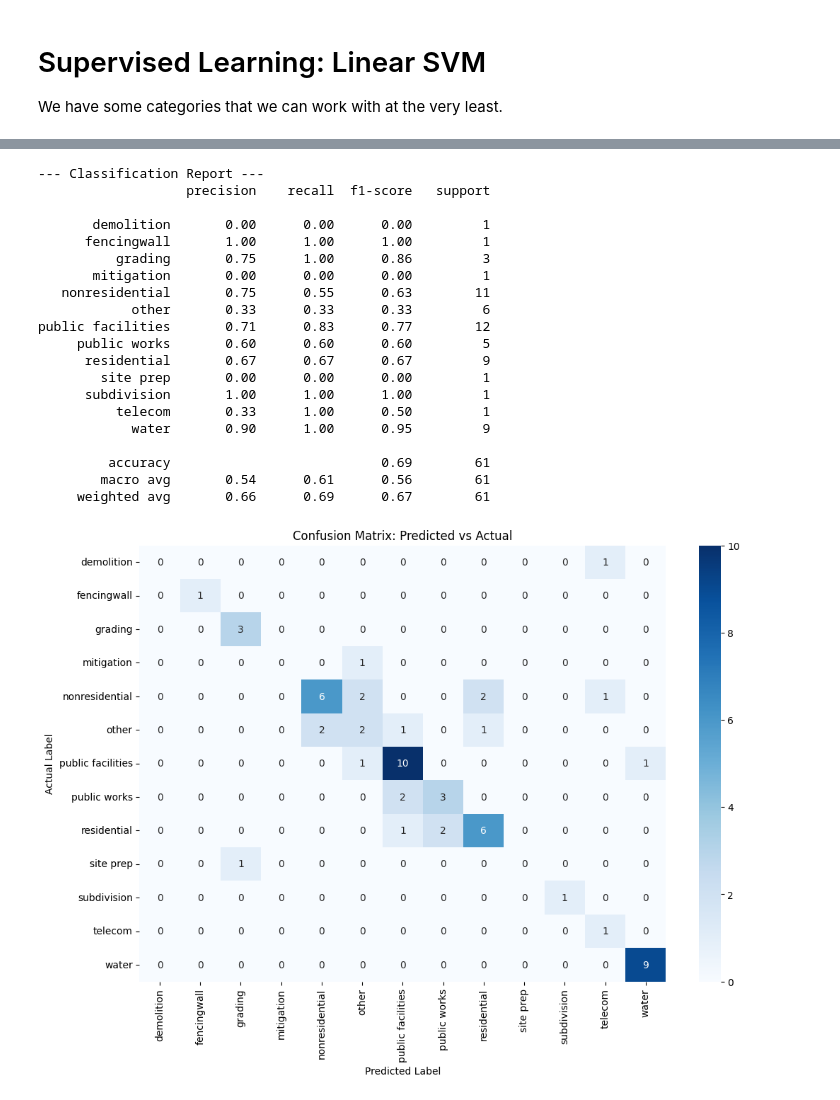
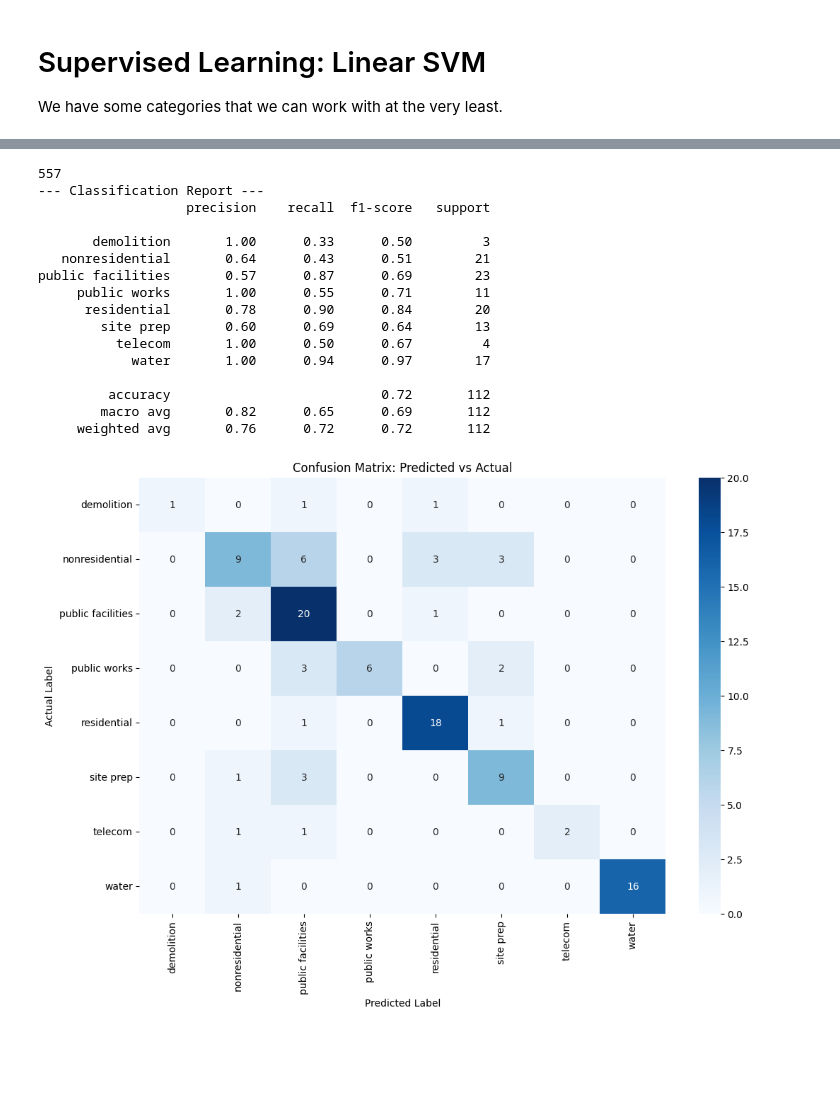
Before and after one commit to kevinphan981/maui-shpd-classification, a Jupyter notebook: src/prototyping.ipynb, the cells around one changed output, grey strips where cells are left out. Saved outputs shown, nothing was run; the diff lists cells and outputs as text; code cells hidden in the pictures; blank space fills up the shorter version.

```diff
--- a/src/prototyping.ipynb
+++ b/src/prototyping.ipynb
@@ -83,12 +83,12 @@ stopwords = {
     "statutes", "agency", "island", # "clearinghouse",
 
     # Common Connectors
-    "for", "the", "and", "with", "from", "this", "that", "was", "were",
+    "for", "the", "and", "with", "from", "this", "that", "was", "were", "of"
 
     # # Numbers, Years, and Codes
     # "pw", "pweng", "eng",
-    # "2020", "2021", "2022", "2023", "a2021", "a2022", "a2023", "t2021",
-    # "001", "phase", "1", "2", "3", "4", "5", "6", "7", "8", "9", "0", "por",
+    "2020", "2021", "2022", "2023", "a2021", "a2022", "a2023", "t2021",
+    "001", "phase", "1", "2", "3", "4", "5", "6", "7", "8", "9", "0", "por",
 
     # Location / Geographic Noise
     "maui", "honolulu", "hawaii", "oahu", "kauai", "lanai", "molokai",
@@ -108,8 +108,8 @@ def clean(text, stopwords = stopwords):
     text = re.sub(pattern, '', text)
     return text #.strip()
 
-import spacy
-nlp = spacy.load("en_core_web_sm")
+# import spacy
+# nlp = spacy.load("en_core_web_sm")
 
 # i feel like this is unnecessary now...
 # def clean_permit_text(text):
@@ -282,17 +293,17 @@ import re
 
 # Organize your lists into a dictionary for easy iteration
 CATEGORY_MAP = {
-    'housing': ['dwelling', 'residence', 'sfd', 'home', 'house', 'housing', 'apartment', 'courtyards', 'residential development', 'duplex', 'quadplex'],
+    'residential': ['dwelling', 'residence', 'residential', 'sfd', 'home', 'house', 'housing', 'apartment', 'courtyards', 'residential development', 'duplex', 'quadplex'],
     'water': ['well', 'pump', 'water', 'sewer', 'septic', 'catchment'],
-    'site prep': ['grading', 'grubbing', 'stockpile', 'excavation'],
+    'site prep': ['grading', 'grubbing', 'stockpile', 'excavation', 'burial', 'mitigation', 'preservation', 'ais', 'archaeological', 'investigation'],
     'telecom': ['fcc', 'antenna', 'cell tower', 'radio tower', 'monopole', 'telecommunication'],
-    'public facilities': ['college', 'middle school', 'high school', 'elementary', 'library', 'university', 'campus', 'park', 'cemetary', 'memorial', 'classroom', 'corrections', 'plant', 'station'],
-    'mitigation': ['burial', 'mitigation', 'preservation', 'ais', 'archaeological'],
+    'public facilities': ['college', 'middle school', 'high school', 'elementary', 'library', 'university', 'campus', 'park', 'cemetary', 'memorial', 'classroom', 'corrections', 'plant', 'station', 'education'],
+    # 'mitigation': [],
     'public works': ['roadway', 'tunnel', 'bridge', 'path', 'walkway', 'sidewalk', 'paving', 'rehabilitation'],
-    'demolitions': ['demolitions', 'removal', 'demolition', 'removing'],
-    'fencingwall': ['fence', 'fencing', 'wall', 'retaining wall'],
-    'nonresidential': ['office', 'business', 'vacation', 'resort', 'tourism', 'church', 'commercial', 'retail', 'llc', 'trust', 'corporation', 'hotel'],
-    'subdivisions': ['subdivision', 'consolidation']
+    'demolition': ['demolitions', 'removal', 'demolition', 'removing'],
+    # 'fencingwall': ['fence', 'fencing', 'wall', 'retaining wall'],
+    'nonresidential': ['office', 'business', 'vacation', 'resort', 'tourism', 'church', 'commercial', 'retail', 'llc', 'trust', 'corporation', 'hotel', 'company'],
+    # 'subdivisions': ['subdivision', 'consolidation']
 }
 
 def score_labeler(text):
@@ -472,53 +464,52 @@ from sklearn.metrics import classification_report, confusion_matrix
 import seaborn as sns
 import matplotlib.pyplot as plt
 
+test_df = label_df[label_df['Label'] != 'other'].drop_duplicates()
+print(test_df.shape[0])
+
 # 1. Split your labeled data into training and evaluation sets
 # 'stratify' ensures each category is represented in both sets
 X_train, X_test, y_train, y_test = train_test_split(
-    label_df['Project Name'],
-    label_df['Label'],
+    test_df['Project Name'],
+    test_df['Label'],
     test_size=0.2,
     random_state=42,
-    stratify=label_df['Label'] # Important for imbalanced data!
+    stratify=test_df['Label'] # Important for imbalanced data!
 )
 
 # 2. Re-train the model on just the training portion
 model.fit(X_train, y_train)
 
 # 3. Predict on the "unseen" test portion
 y_pred = model.predict(X_test)
 
 # 4. Print the performance metrics
 print("--- Classification Report ---")
 print(classification_report(y_test, y_pred))
 
 # 5. Visualize with a Confusion Matrix
 plt.figure(figsize=(12, 8))
 cm = confusion_matrix(y_test, y_pred, labels=model.classes_)
 sns.heatmap(cm, annot=True, fmt='d', xticklabels=model.classes_, yticklabels=model.classes_, cmap='Blues')
 plt.title('Confusion Matrix: Predicted vs Actual')
 plt.ylabel('Actual Label')
 plt.xlabel('Predicted Label')
 plt.show()
 # %% [output]
+557
 --- Classification Report ---
                    precision    recall  f1-score   support
 
-       demolition       0.00      0.00      0.00         1
-      fencingwall       1.00      1.00      1.00         1
-          grading       0.75      1.00      0.86         3
-       mitigation       0.00      0.00      0.00         1
-   nonresidential       0.75      0.55      0.63        11
-            other       0.33      0.33      0.33         6
-public facilities       0.71      0.83      0.77        12
-     public works       0.60      0.60      0.60         5
-      residential       0.67      0.67      0.67         9
-        site prep       0.00      0.00      0.00         1
-      subdivision       1.00      1.00      1.00         1
-          telecom       0.33      1.00      0.50         1
-            water       0.90      1.00      0.95         9
+       demolition       1.00      0.33      0.50         3
+   nonresidential       0.64      0.43      0.51        21
+public facilities       0.57      0.87      0.69        23
+     public works       1.00      0.55      0.71        11
+      residential       0.78      0.90      0.84        20
+        site prep       0.60      0.69      0.64        13
+          telecom       1.00      0.50      0.67         4
+            water       1.00      0.94      0.97        17
 
-         accuracy                           0.69        61
-        macro avg       0.54      0.61      0.56        61
-     weighted avg       0.66      0.69      0.67        61
+         accuracy                           0.72       112
+        macro avg       0.82      0.65      0.69       112
+     weighted avg       0.76      0.72      0.72       112
-[figure, old version]
+[figure, new version]
```
Also changed, not shown: parts of 9 cells of this notebook, 2 other files.
